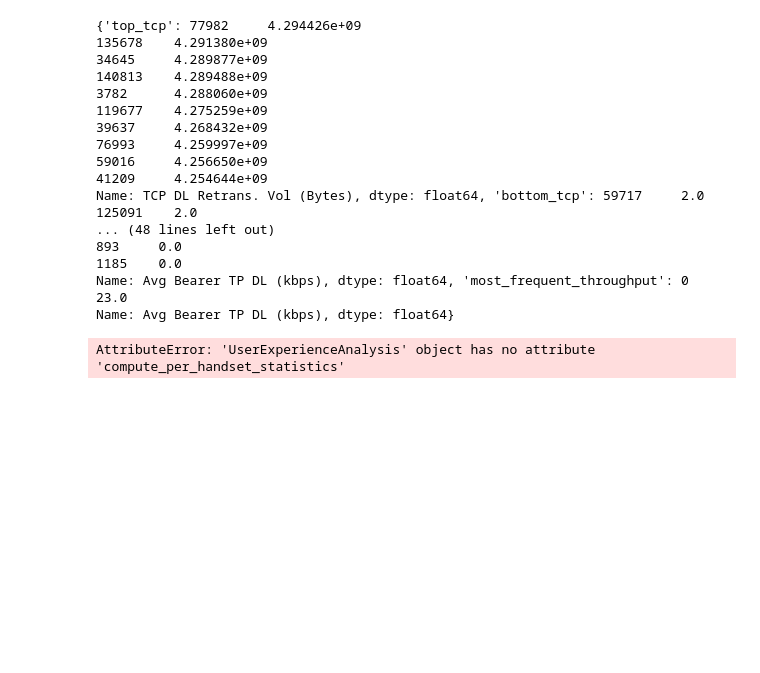
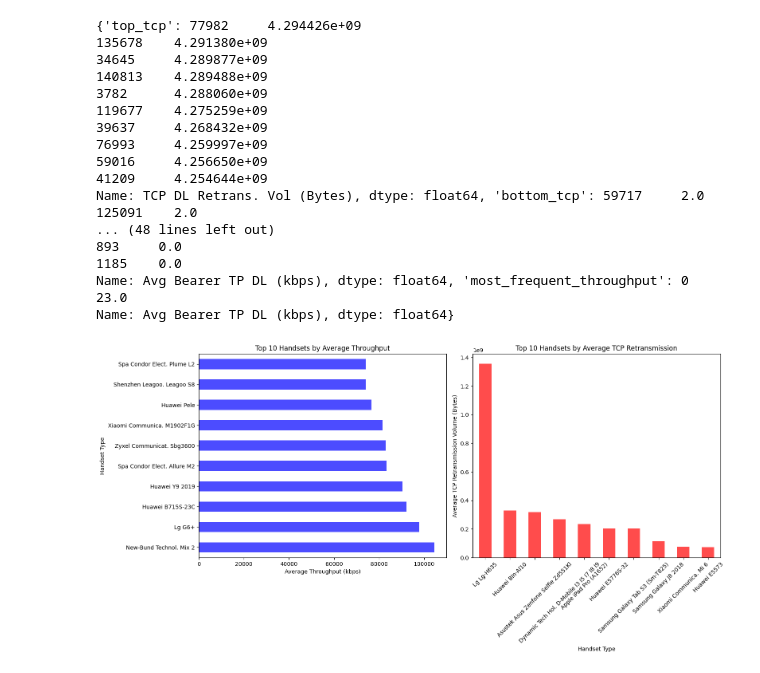
Before and after one commit to Yaadee/profitability_data_analysis, a Jupyter notebook: notebooks/EDA analysis.ipynb, the cells around one changed output. Drawn from its saved outputs; the diff is of its cells as text; code cells hidden in the pictures; blank space fills up the shorter version.

```diff
--- a/notebooks/EDA analysis.ipynb
+++ b/notebooks/EDA analysis.ipynb
@@ -1132,34 +1132,30 @@ Name: Avg Bearer TP DL (kbps), dtype: float64}
 # %%
 # Compute and report distribution
 # %%
-# Previous code...
+# Plotting per handset statistics
+plt.figure(figsize=(16, 8))  # Increased figure size
 
-def plot_per_handset_statistics(self, per_handset_statistics):
-    # Plotting per handset statistics
-    plt.figure(figsize=(12, 6))
+# Plot for average throughput per handset type
+plt.subplot(1, 2, 1)
+top_handsets = per_handset_statistics['Avg Bearer TP DL (kbps)'].nlargest(10)  # Select top 10 handsets
+top_handsets.plot(kind='barh', color='blue', alpha=0.7)  # Use horizontal bar plot
+plt.title('Top 10 Handsets by Average Throughput')
+plt.xlabel('Average Throughput (kbps)')
+plt.ylabel('Handset Type')
 
-    # Plot for average throughput per handset type
-    plt.subplot(1, 2, 1)
-    per_handset_statistics['Avg Bearer TP DL (kbps)'].plot(kind='bar', color='blue', alpha=0.7)
-    plt.title('Average Throughput per Handset Type')
-    plt.ylabel('Average Throughput (kbps)')
+# Plot for average TCP retransmission per handset type (top 10)
+plt.subplot(1, 2, 2)
+top_tcp_retransmission = per_handset_statistics['TCP DL Retrans. Vol (Bytes)'].nlargest(10)
+top_tcp_retransmission.plot(kind='bar', color='red', alpha=0.7)
+plt.title('Top 10 Handsets by Average TCP Retransmission')
+plt.ylabel('Average TCP Retransmission Volume (Bytes)')
+plt.xlabel('Handset Type')
+plt.xticks(rotation=45)  # Rotate x-axis labels for better readability
 
-    # Plot for average TCP retransmission per handset type
-    plt.subplot(1, 2, 2)
-    per_handset_statistics['TCP DL Retrans. Vol (Bytes)'].plot(kind='bar', color='red', alpha=0.7)
-    plt.title('Average TCP Retransmission per Handset Type')
-    plt.ylabel('Average TCP Retransmission Volume (Bytes)')
-
-    plt.tight_layout()
-    plt.show()
-
-# Call the method to compute per handset statistics
-per_handset_statistics = experience_analytics.compute_per_handset_statistics()
-
-# Plot the per handset statistics
-experience_analytics.plot_per_handset_statistics(per_handset_statistics)
+plt.tight_layout()
+plt.show()
 # %% [output]
-AttributeError: 'UserExperienceAnalysis' object has no attribute 'compute_per_handset_statistics'
+[figure, added]
 # %%
 #  Perform k-means clustering
 # %%
```
Also changed, not shown: parts of 4 cells of this notebook.
